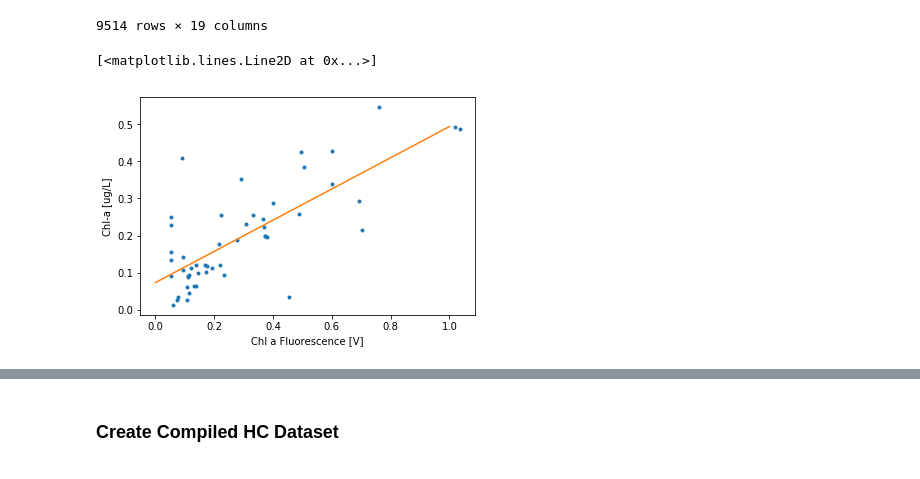
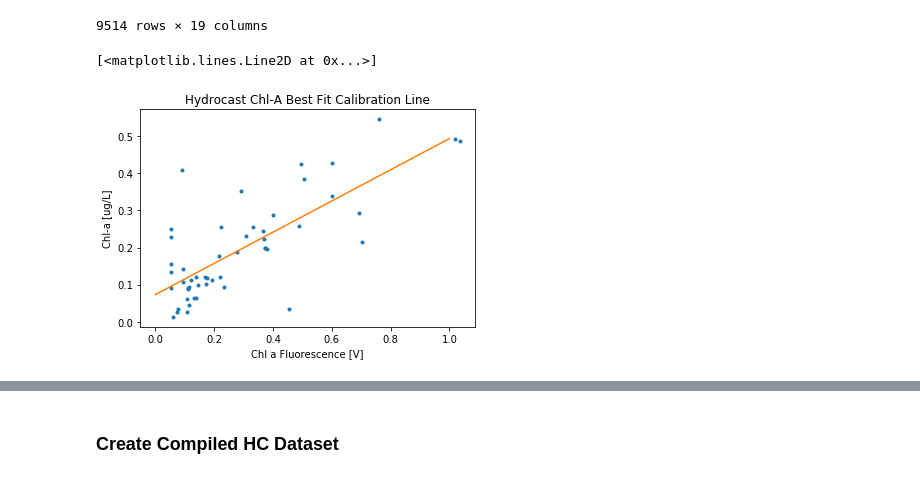
Before and after one commit to AmyPhung/chl-a-comparison, a Jupyter notebook: Workbook5.ipynb, the cells around one changed output, grey strips where cells are left out. Saved outputs shown, nothing was run; the diff lists cells and outputs as text; code cells hidden in the pictures.

```diff
--- a/Workbook5.ipynb
+++ b/Workbook5.ipynb
@@ -402,22 +410,23 @@ fluor_chl_df = chl_df[chl_df.isin(fluor_data.index)["Index"]==True]
 # %%
 # Get best fit + visualize Chl-A/Fluorometer data
 plt.plot(fluor_chl_df["Chl a Fluorescence [V]"], fluor_chl_df["Chl-a [ug/L]"], '.')
 plt.xlabel("Chl a Fluorescence [V]")
 plt.ylabel("Chl-a [ug/L]")
+plt.title("Hydrocast Chl-A Best Fit Calibration Line")
 
 # Best fit line
 fit_line_coeff = scipy.polyfit(fluor_chl_df["Chl a Fluorescence [V]"], fluor_chl_df["Chl-a [ug/L]"], 1) # Least squares; 1 is order
 fit_line = np.poly1d(fit_line_coeff)
 # print(res)
 xp = np.linspace(int(fluor_chl_df["Chl a Fluorescence [V]"].min()),
                  int(fluor_chl_df["Chl a Fluorescence [V]"].max()),
                  100)
 plt.plot(xp, fit_line(xp))
 
 # TODO: Find best-fit line r value (basically error, measure of "how good" best fit line is)
 # %% [output]
 [<matplotlib.lines.Line2D at 0x...>]
-[figure, old version]
+[figure, new version]
 # %%
 # Apply best fit line to full dataset
 hc_df["Calculated Chl-A"] = hc_df["Chl a Fluorescence [V]"].apply(fit_line)
```
Also changed, not shown: parts of 22 cells of this notebook.
